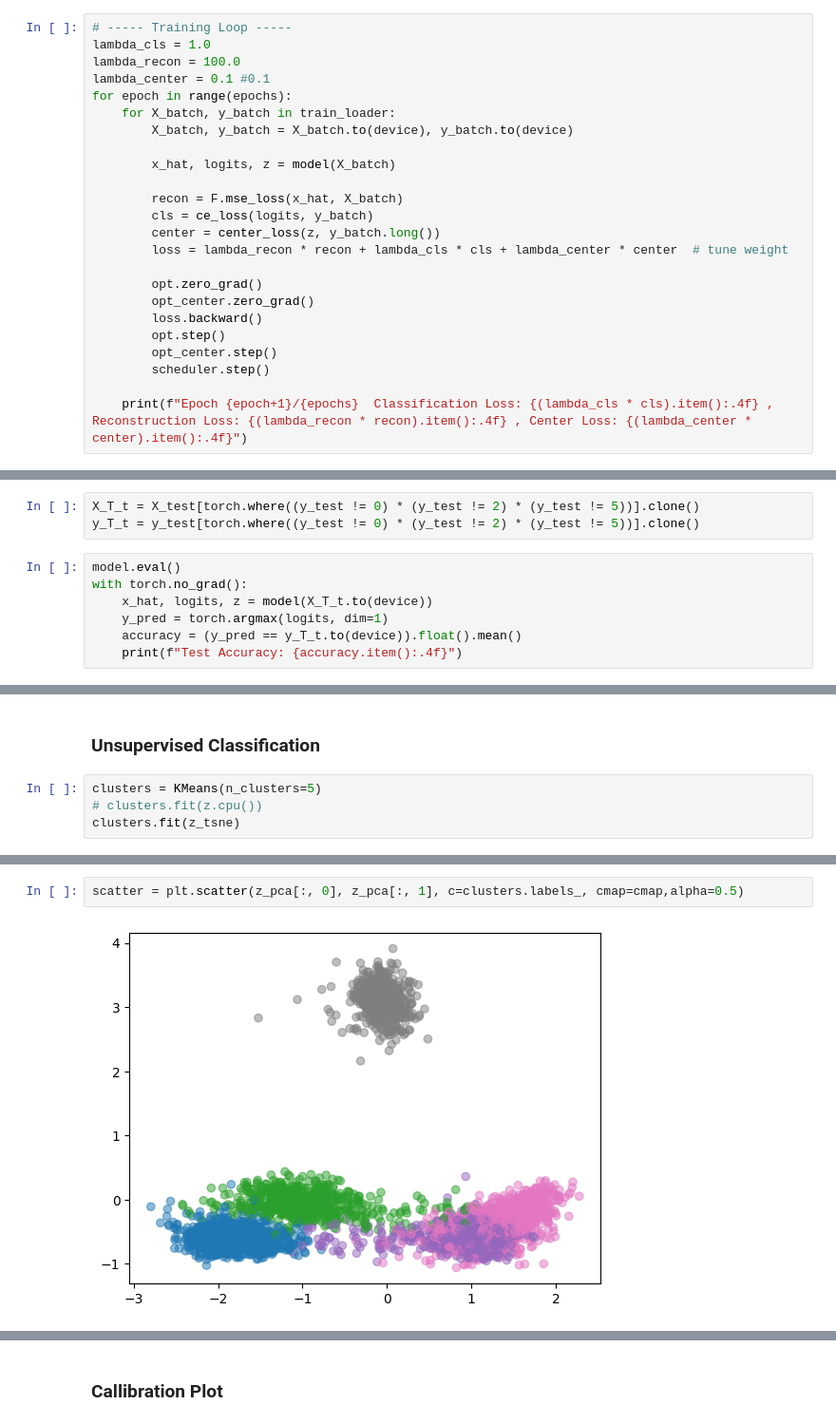
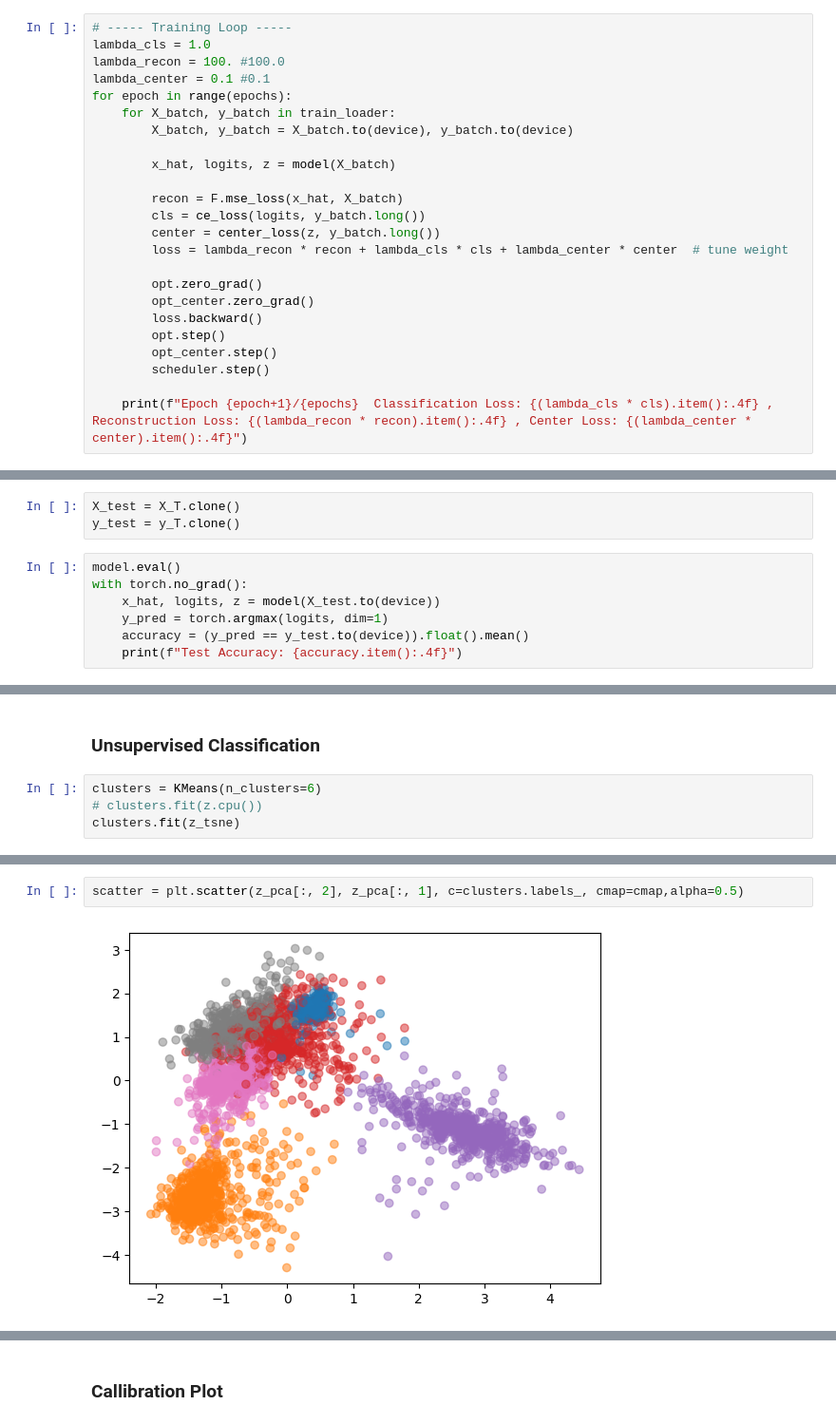
Before and after one commit to ItayXD/LLM-fingerprints, a Jupyter notebook: embeddings.ipynb, the cells around one changed output, grey strips where cells are left out. Shown at 95% size. Drawn from its saved outputs; the diff is of its cells as text.

```diff
--- a/embeddings.ipynb
+++ b/embeddings.ipynb
@@ -479,7 +514,7 @@ Using device: mps
 # %%
 # ----- Training Loop -----
 lambda_cls = 1.0
-lambda_recon = 100.0
+lambda_recon = 100. #100.0
 lambda_center = 0.1 #0.1
 for epoch in range(epochs):
     for X_batch, y_batch in train_loader:
@@ -488,7 +523,7 @@ for epoch in range(epochs):
         x_hat, logits, z = model(X_batch)
 
         recon = F.mse_loss(x_hat, X_batch)
-        cls = ce_loss(logits, y_batch)
+        cls = ce_loss(logits, y_batch.long())
         center = center_loss(z, y_batch.long())
         loss = lambda_recon * recon + lambda_cls * cls + lambda_center * center  # tune weight
 
@@ -521,11 +558,11 @@ Epoch 500/500  Classification Loss: 0.3485 , Reconstruction Loss: 0.1509 , Cente
 # %%
-X_T_t = X_test[torch.where((y_test != 0) * (y_test != 2) * (y_test != 5))].clone()
-y_T_t = y_test[torch.where((y_test != 0) * (y_test != 2) * (y_test != 5))].clone()
+X_test = X_T.clone()
+y_test = y_T.clone()
 # %%
 model.eval()
 with torch.no_grad():
-    x_hat, logits, z = model(X_T_t.to(device))
+    x_hat, logits, z = model(X_test.to(device))
     y_pred = torch.argmax(logits, dim=1)
-    accuracy = (y_pred == y_T_t.to(device)).float().mean()
+    accuracy = (y_pred == y_test.to(device)).float().mean()
     print(f"Test Accuracy: {accuracy.item():.4f}")
 # %% [output]
@@ -602,7 +639,7 @@ plt.show()
 # %% [markdown]
 ### Unsupervised Classification
 # %%
-clusters = KMeans(n_clusters=5)
+clusters = KMeans(n_clusters=6)
 # clusters.fit(z.cpu())
 clusters.fit(z_tsne)
 # %% [output]
@@ -618,5 +655,5 @@ torch.Size([4800, 8])
 # %%
-scatter = plt.scatter(z_pca[:, 0], z_pca[:, 1], c=clusters.labels_, cmap=cmap,alpha=0.5)
+scatter = plt.scatter(z_pca[:, 2], z_pca[:, 1], c=clusters.labels_, cmap=cmap,alpha=0.5)
 # %% [output]
-[figure, old version]
+[figure, new version]
 # %%
```
Also changed, not shown: parts of 26 cells of this notebook.
